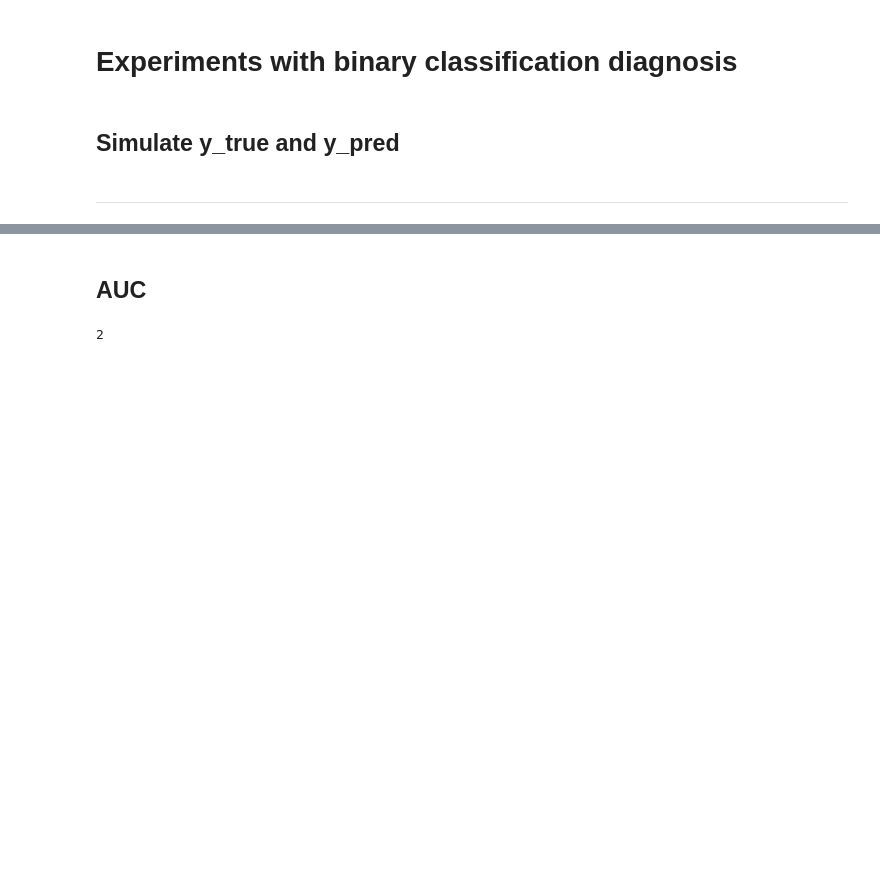
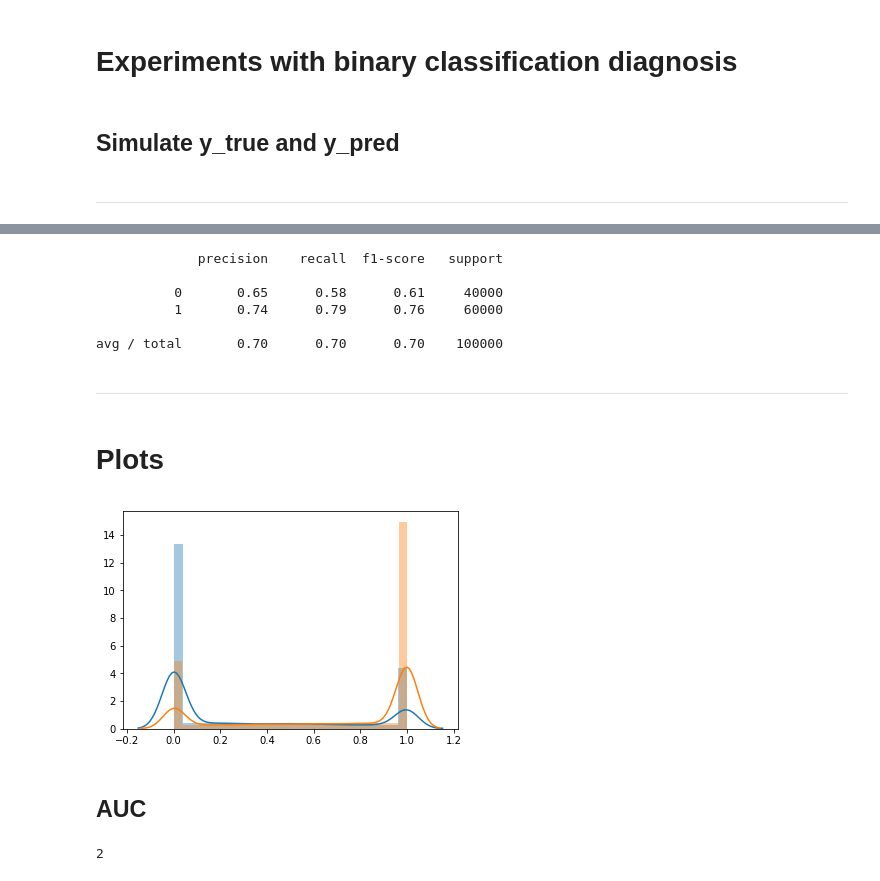
Before and after one commit to tiagohcalves/scikit-profiling, a Jupyter notebook: notebooks/01-binary_classification.ipynb, the cells around one changed output, grey strips where cells are left out. Drawn from its saved outputs; the diff is of its cells as text; code cells hidden in the pictures; blank space fills up the shorter version.

Commit message:
Add Classification Report

```diff
--- a/notebooks/01-binary_classification.ipynb
+++ b/notebooks/01-binary_classification.ipynb
@@ -18,8 +20,8 @@ from numpy import random
 # %% [markdown]
 ## Simulate y_true and y_pred
 # %%
-label_0_size = 20000
-label_1_size = 80000
+label_0_size = 40000
+label_1_size = 60000
 # %%
 y_pred_0 = random.normal(loc=0, size=label_0_size)
 y_pred_1 = random.normal(loc=1, size=label_1_size)
@@ -43,3 +86,25 @@ ax = sns.kdeplot(y_pred_1, ax=ax)
+# %%
+print(metrics.classification_report(y_true, np.where(y_pred < best_th, 0, 1)))
+# %% [output]
+             precision    recall  f1-score   support
+
+          0       0.65      0.58      0.61     40000
+          1       0.74      0.79      0.76     60000
+
+avg / total       0.70      0.70      0.70    100000
+# %% [markdown]
+---
+# %% [markdown]
+# Plots
+# %%
+fig, ax = plt.subplots()
+
+ax = sns.distplot(y_pred[y_true == 0])
+ax = sns.distplot(y_pred[y_true == 1], ax=ax)
+
+plt.show()
+# %% [output]
+[figure, added]
 # %% [markdown]
 ## AUC
 # %%
```
Also changed, not shown: parts of 11 cells of this notebook, 2 other files.
